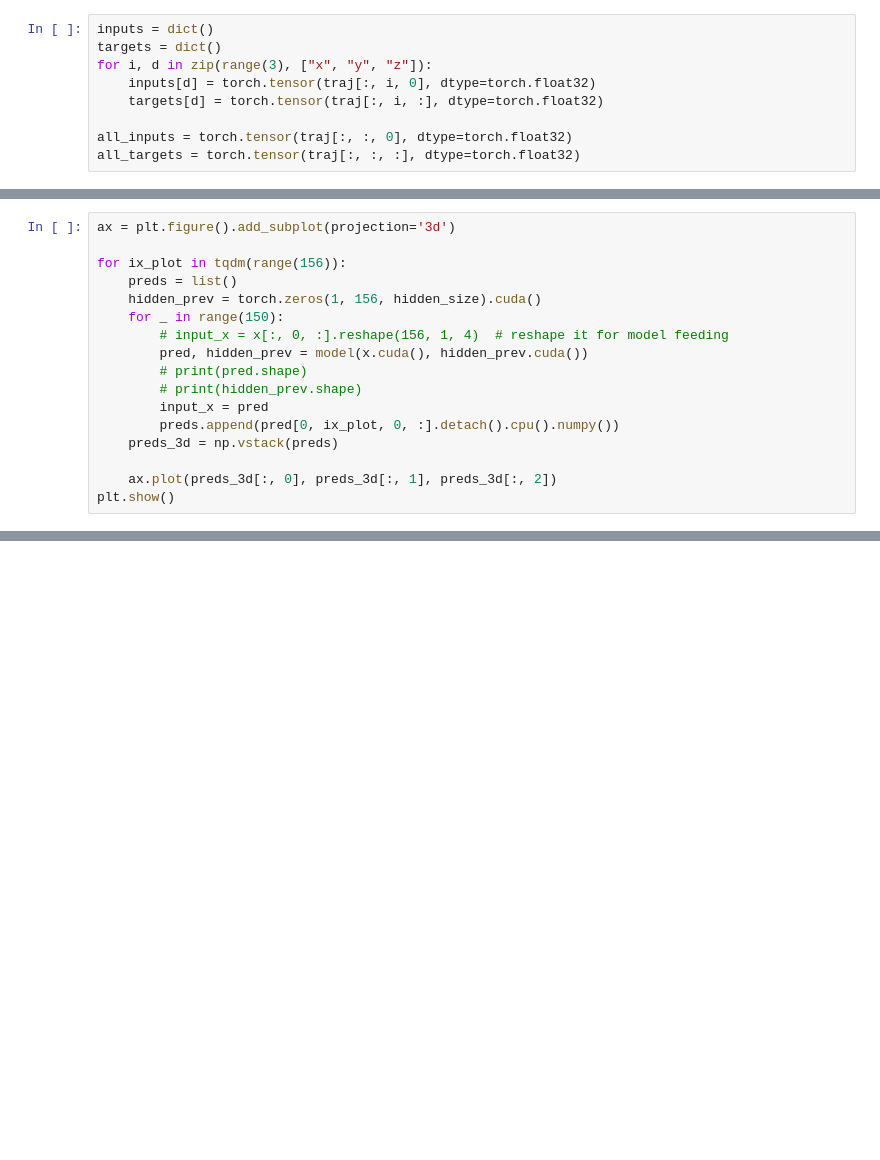
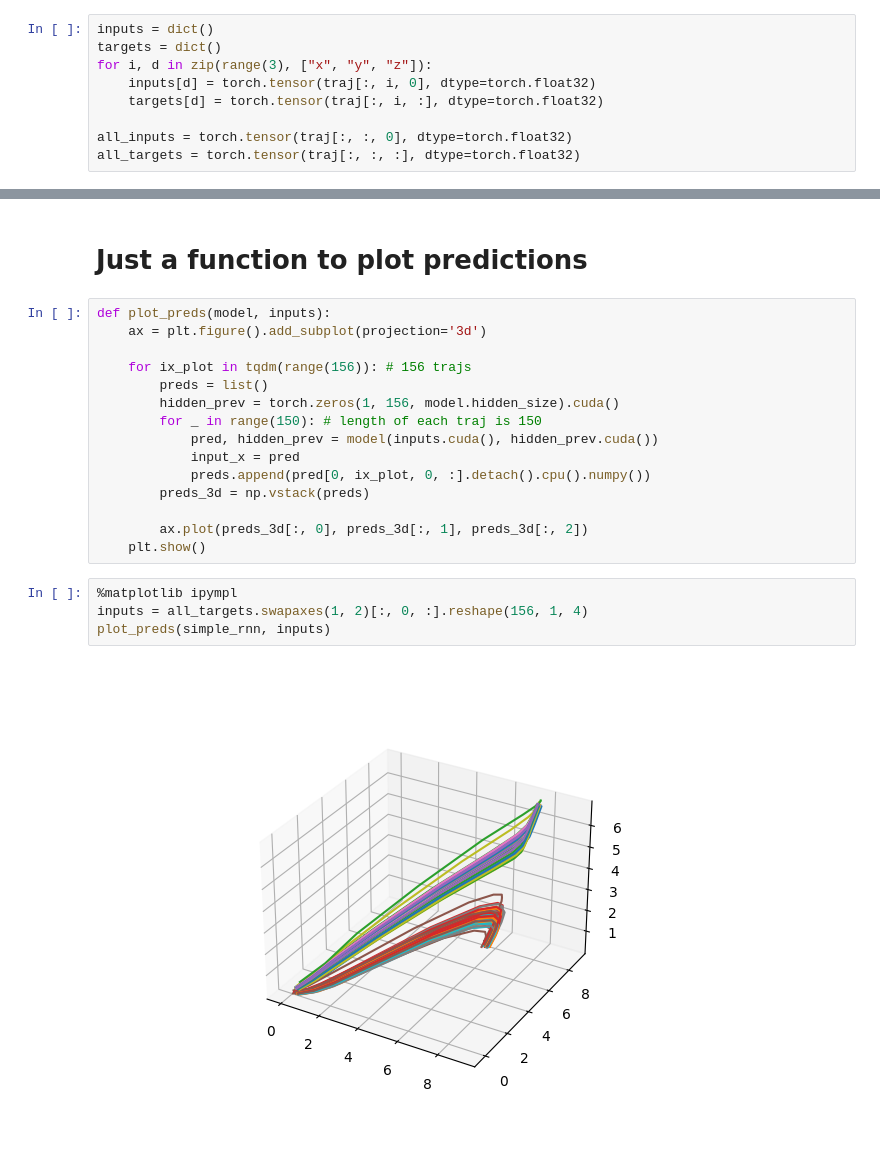
Before and after one commit to kushalkolar/rnn-go-brr, a Jupyter notebook: rnngobrr/torch_rnn_xyz.ipynb, the cells around one changed output, grey strips where cells are left out. Saved outputs shown, nothing was run; the diff lists cells and outputs as text; blank space fills up the shorter version.

```diff
--- a/rnngobrr/torch_rnn_xyz.ipynb
+++ b/rnngobrr/torch_rnn_xyz.ipynb
@@ -146,17 +204,0 @@ torch.Size([156, 1, 4])
-# %%
-ax = plt.figure().add_subplot(projection='3d')
-
-for ix_plot in tqdm(range(156)):
-    preds = list()
-    hidden_prev = torch.zeros(1, 156, hidden_size).cuda()
-    for _ in range(150):
-        # input_x = x[:, 0, :].reshape(156, 1, 4)  # reshape it for model feeding
-        pred, hidden_prev = model(x.cuda(), hidden_prev.cuda())
-        # print(pred.shape)
-        # print(hidden_prev.shape)
-        input_x = pred
-        preds.append(pred[0, ix_plot, 0, :].detach().cpu().numpy())
-    preds_3d = np.vstack(preds)
-
-    ax.plot(preds_3d[:, 0], preds_3d[:, 1], preds_3d[:, 2])
-plt.show()
@@ -176,0 +220,23 @@ plt.plot(output.detach().cpu().numpy()[0, 0, :, 0])
+# %% [markdown]
+# Just a function to plot predictions
+# %%
+def plot_preds(model, inputs):
+    ax = plt.figure().add_subplot(projection='3d')
+
+    for ix_plot in tqdm(range(156)): # 156 trajs
+        preds = list()
+        hidden_prev = torch.zeros(1, 156, model.hidden_size).cuda()
+        for _ in range(150): # length of each traj is 150
+            pred, hidden_prev = model(inputs.cuda(), hidden_prev.cuda())
+            input_x = pred
+            preds.append(pred[0, ix_plot, 0, :].detach().cpu().numpy())
+        preds_3d = np.vstack(preds)
+
+        ax.plot(preds_3d[:, 0], preds_3d[:, 1], preds_3d[:, 2])
+    plt.show()
+# %%
+%matplotlib ipympl
+inputs = all_targets.swapaxes(1, 2)[:, 0, :].reshape(156, 1, 4)
+plot_preds(simple_rnn, inputs)
+# %% [output]
+[figure, added]
```
Also changed, not shown: parts of 56 cells of this notebook.
